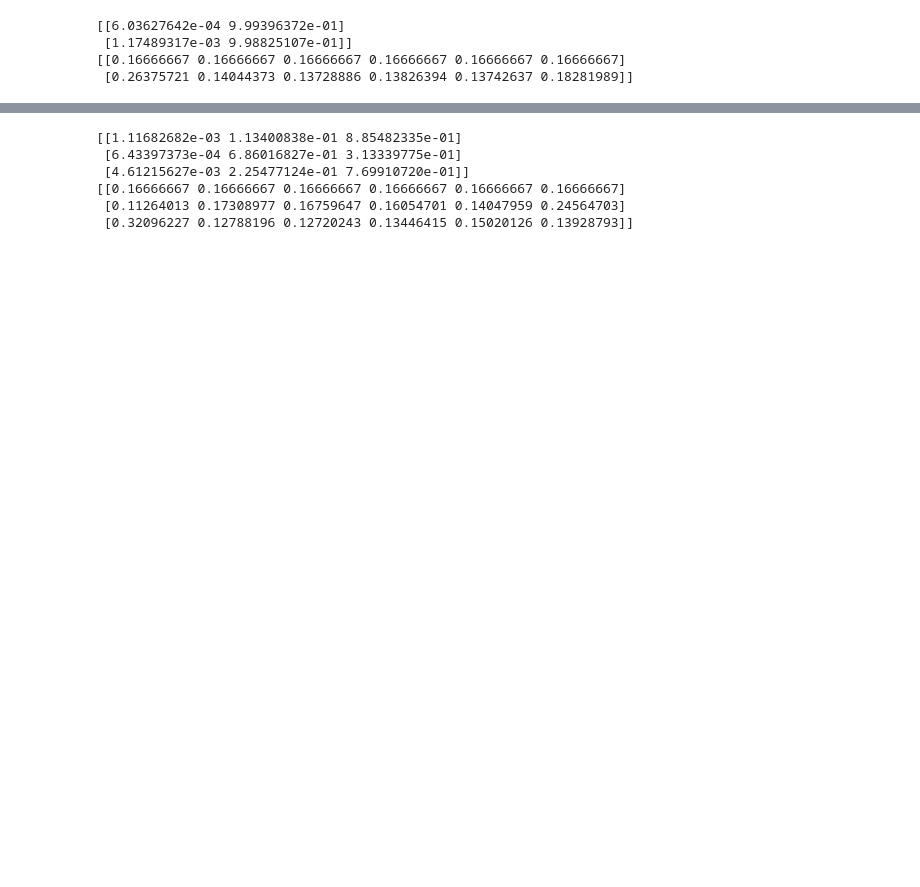
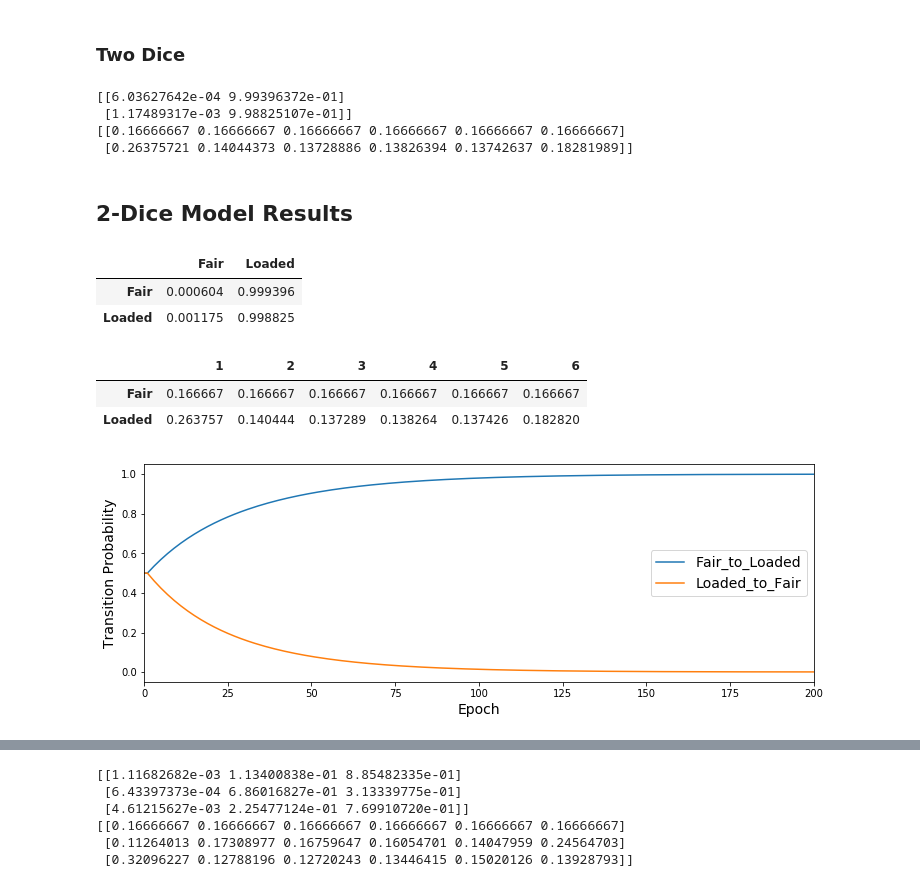
Before and after one commit to nyjgary/probabilistic-graphical-models, a Jupyter notebook: hwk2-hmm/hw2_code.ipynb, the cells around one changed output, grey strips where cells are left out. Drawn from its saved outputs; the diff is of its cells as text; code cells hidden in the pictures; blank space fills up the shorter version.

Commit message:
add visualizations

```diff
--- a/hwk2-hmm/hw2_code.ipynb
+++ b/hwk2-hmm/hw2_code.ipynb
@@ -122,6 +125,8 @@ class ModelHMM:
 
         # initialize dictionaries to hold params
         transition_probs, emission_probs = {}, {}
+        transition_probs[0] = self.A.copy()
+        emission_probs[0] = self.B.copy()
 
         # run EM for num_iter iterations
         for m in range(1, num_iter+1):
@@ -135,6 +142,8 @@ class ModelHMM:
 # load data
 with open("sequence.txt", "r") as f:
     data = eval(f.read())
+# %% [markdown]
+### Two Dice
 # %%
 # two dice
 A = np.array([[.5, .5],
@@ -153,3 +162,29 @@ print(model_2d.B)
  [1.17489317e-03 9.98825107e-01]]
 [[0.16666667 0.16666667 0.16666667 0.16666667 0.16666667 0.16666667]
  [0.26375721 0.14044373 0.13728886 0.13826394 0.13742637 0.18281989]]
+# %% [markdown]
+## 2-Dice Model Results
+# %%
+# transition probabilities
+pd.DataFrame(model_2d.A, index=['Fair', 'Loaded'], columns=['Fair', 'Loaded'])
+# %% [output]
+|  | Fair | Loaded |
+| Fair | 0.000604 | 0.999396 |
+| Loaded | 0.001175 | 0.998825 |
+# %%
+# emission probabilities
+pd.DataFrame(model_2d.B, index=['Fair', 'Loaded'], columns=np.arange(1,7))
+# %% [output]
+|  | 1 | 2 | 3 | 4 | 5 | 6 |
+| Fair | 0.166667 | 0.166667 | 0.166667 | 0.166667 | 0.166667 | 0.166667 |
+| Loaded | 0.263757 | 0.140444 | 0.137289 | 0.138264 | 0.137426 | 0.182820 |
+# %%
+tprob_2d = pd.DataFrame({
+    'Fair_to_Loaded': [v[0,1] for (k,v) in transition_probs_2d.items()],
+    'Loaded_to_Fair': [v[1,0] for (k,v) in transition_probs_2d.items()]})
+tprob_2d.plot(figsize=(12,4))
+plt.ylabel('Transition Probability', fontsize=14)
+plt.xlabel('Epoch', fontsize=14)
+plt.legend(fontsize=14);
+# %% [output]
+[figure, added]
```
Also changed, not shown: parts of 14 cells of this notebook.
